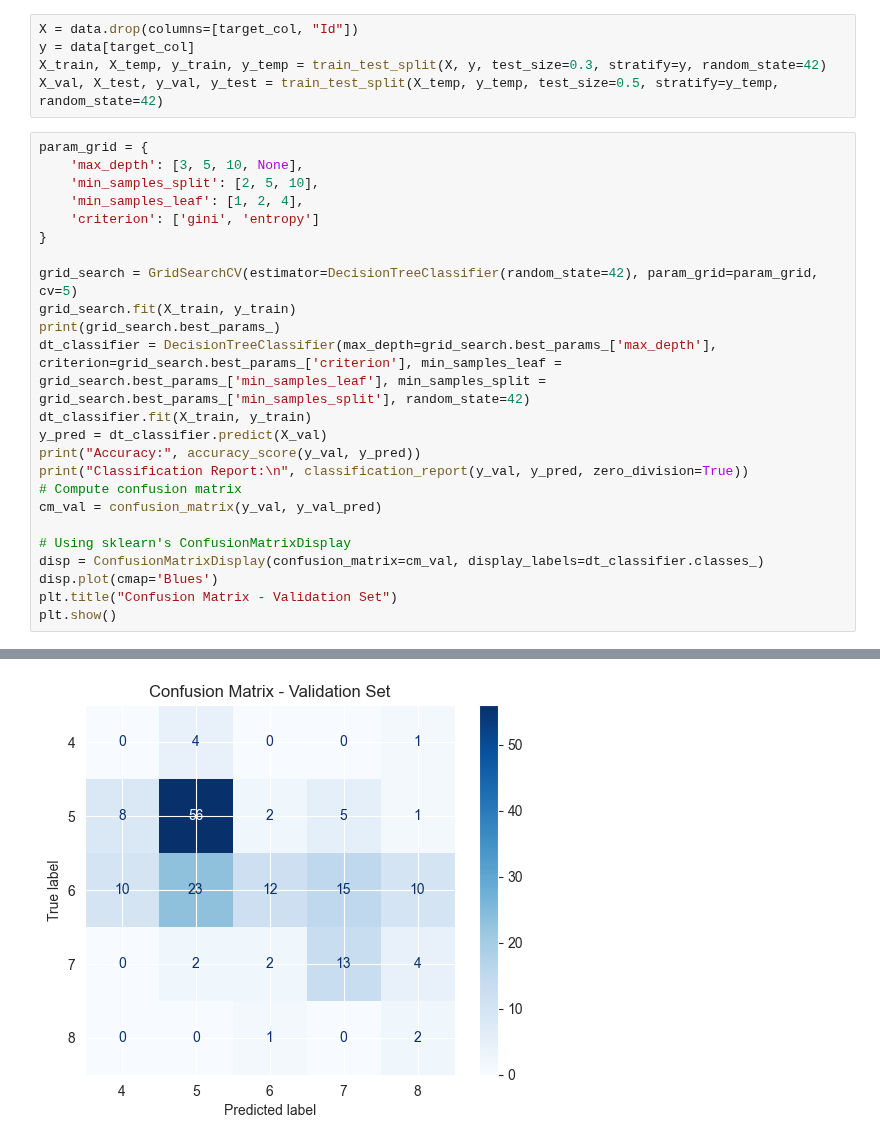
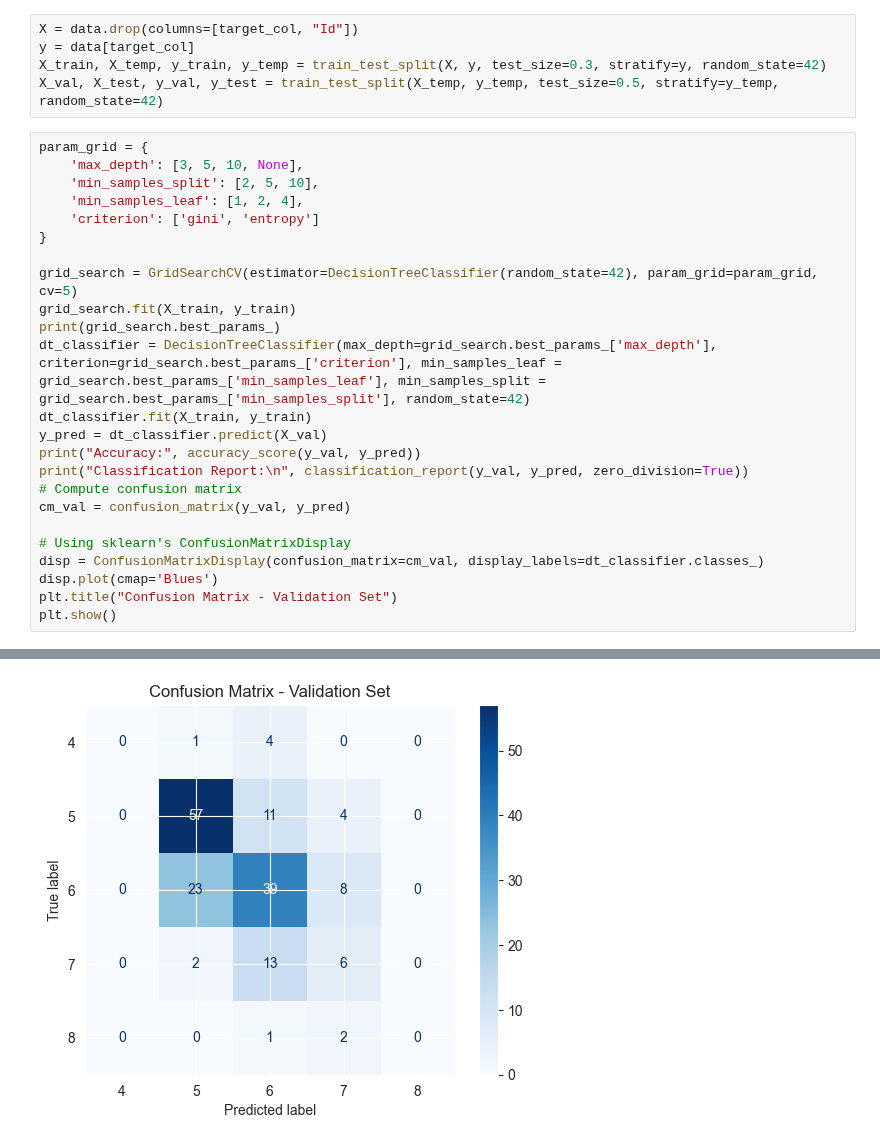
Before and after one commit to katerinadobrynina/ML-project, a Jupyter notebook: wine_df_training.ipynb, the cells around one changed output, grey strips where cells are left out. Saved outputs shown, nothing was run; the diff lists cells and outputs as text.

```diff
--- a/wine_df_training.ipynb
+++ b/wine_df_training.ipynb
@@ -109,35 +112,35 @@ param_grid = {
 grid_search = GridSearchCV(estimator=DecisionTreeClassifier(random_state=42), param_grid=param_grid, cv=5)
 grid_search.fit(X_train, y_train)
 print(grid_search.best_params_)
 dt_classifier = DecisionTreeClassifier(max_depth=grid_search.best_params_['max_depth'], criterion=grid_search.best_params_['criterion'], min_samples_leaf = grid_search.best_params_['min_samples_leaf'], min_samples_split = grid_search.best_params_['min_samples_split'], random_state=42)
 dt_classifier.fit(X_train, y_train)
 y_pred = dt_classifier.predict(X_val)
 print("Accuracy:", accuracy_score(y_val, y_pred))
 print("Classification Report:\n", classification_report(y_val, y_pred, zero_division=True))
 # Compute confusion matrix
-cm_val = confusion_matrix(y_val, y_val_pred)
+cm_val = confusion_matrix(y_val, y_pred)
 
 # Using sklearn's ConfusionMatrixDisplay
 disp = ConfusionMatrixDisplay(confusion_matrix=cm_val, display_labels=dt_classifier.classes_)
 disp.plot(cmap='Blues')
 plt.title("Confusion Matrix - Validation Set")
 plt.show()
 # %% [output]
 {'criterion': 'entropy', 'max_depth': 3, 'min_samples_leaf': 1, 'min_samples_split': 2}
 Accuracy: 0.5964912280701754
 Classification Report:
                precision    recall  f1-score   support
 
            4       1.00      0.00      0.00         5
            5       0.69      0.79      0.74        72
            6       0.57      0.56      0.57        70
            7       0.30      0.29      0.29        21
            8       1.00      0.00      0.00         3
 
     accuracy                           0.60       171
    macro avg       0.71      0.33      0.32       171
 weighted avg       0.61      0.60      0.58       171
-[figure, old version]
+[figure, new version]
 # %%
 # KNN
 
```
Also changed, not shown: parts of 6 cells of this notebook, 2 other files.
